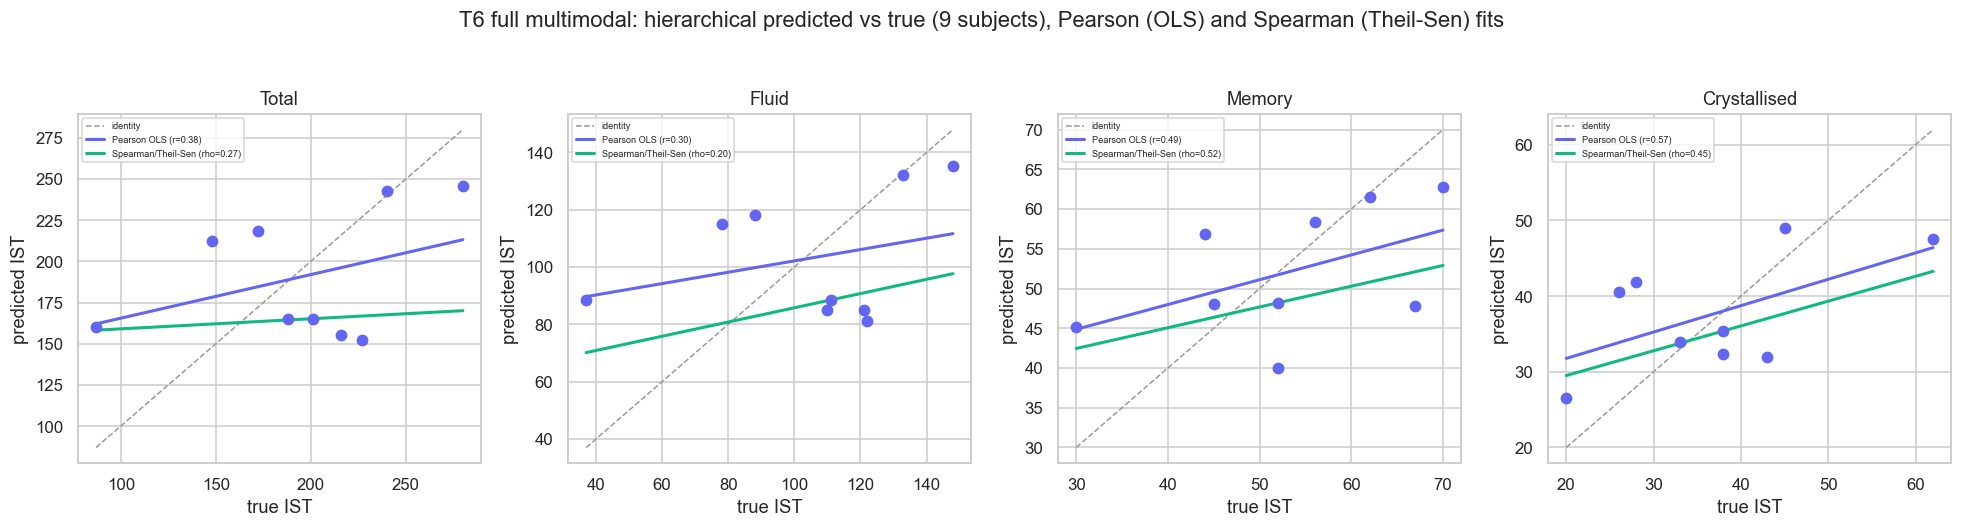
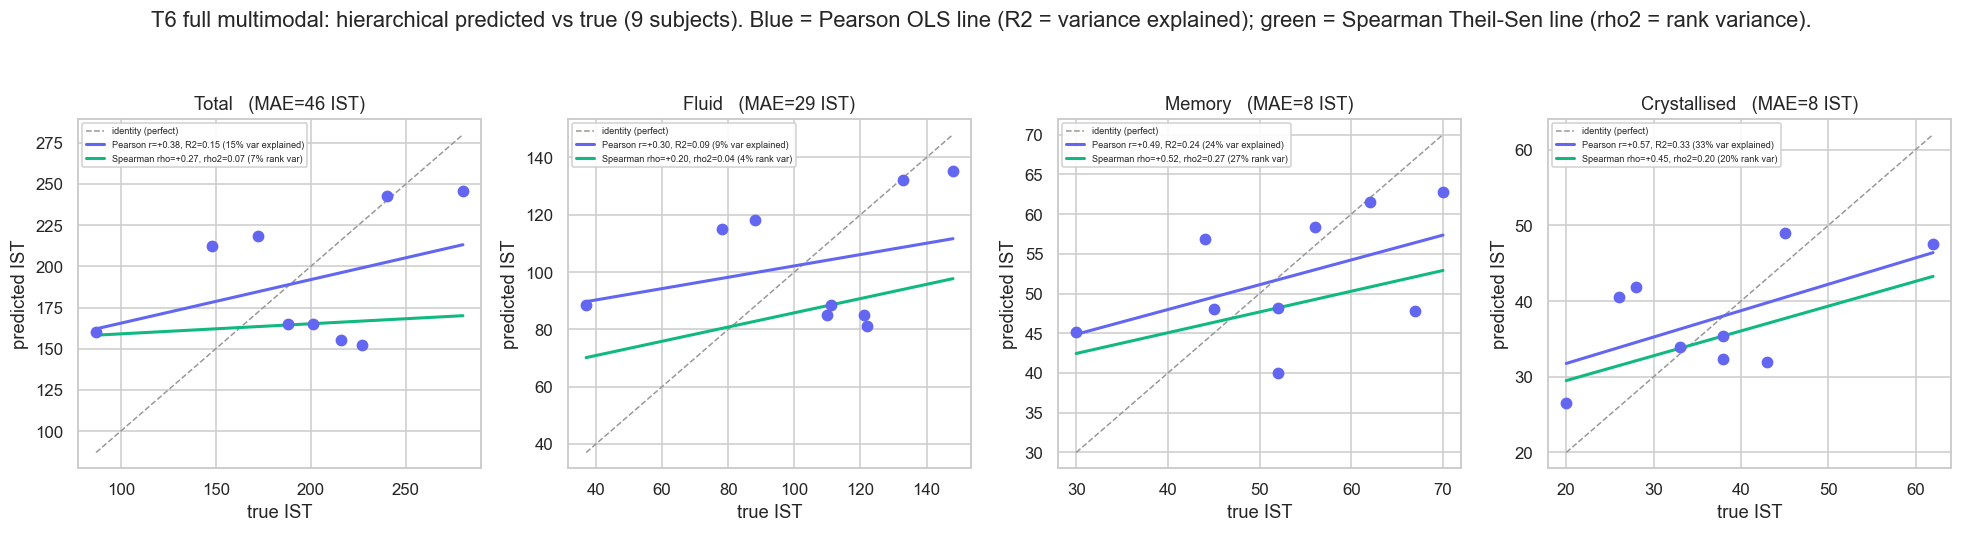
The notebook cell's code change between the first figure and the second:
--- before
+++ after
@@ -23,15 +23,20 @@
     xt, yp = pair[f"true_{o}"].values, pair[f"pred_{o}"].values
     ax.scatter(xt, yp, color=IND, s=45, zorder=3)
+    mae = float(np.mean(np.abs(yp - xt))) if len(pair) else float("nan")
     if len(pair) > 2:
+        r = pearsonr(xt, yp)[0]; rho = spearmanr(xt, yp).statistic
         lims=[min(xt.min(),yp.min()), max(xt.max(),yp.max())]
-        ax.plot(lims, lims, color="#999", ls="--", lw=1, label="identity", zorder=1)
+        ax.plot(lims, lims, color="#999", ls="--", lw=1, label="identity (perfect)", zorder=1)
         xs = np.linspace(xt.min(), xt.max(), 50)
         b1, b0 = np.polyfit(xt, yp, 1)
-        ax.plot(xs, b0 + b1*xs, color=IND, lw=2, label=f"Pearson OLS (r={pearsonr(xt,yp)[0]:.2f})", zorder=2)
+        ax.plot(xs, b0 + b1*xs, color=IND, lw=2, zorder=2,
+                label=f"Pearson r={r:+.2f}, R2={r**2:.2f} ({r**2*100:.0f}% var explained)")
         sl, ic, _, _ = theilslopes(yp, xt)
-        ax.plot(xs, ic + sl*xs, color=GRN, lw=2, label=f"Spearman/Theil-Sen (rho={spearmanr(xt,yp).statistic:.2f})", zorder=2)
-        ax.legend(fontsize=6, loc="upper left")
-    ax.set(title=titles.get(o,o), xlabel="true IST", ylabel="predicted IST")
-plt.suptitle(f"T6 full multimodal: hierarchical predicted vs true ({len(full)} subjects), Pearson (OLS) and Spearman (Theil-Sen) fits", y=1.04)
+        ax.plot(xs, ic + sl*xs, color=GRN, lw=2, zorder=2,
+                label=f"Spearman rho={rho:+.2f}, rho2={rho**2:.2f} ({rho**2*100:.0f}% rank var)")
+        ax.legend(fontsize=6, loc="upper left", framealpha=0.9)
+    ax.set(title=f"{titles.get(o,o)}   (MAE={mae:.0f} IST)", xlabel="true IST", ylabel="predicted IST")
+plt.suptitle(f"T6 full multimodal: hierarchical predicted vs true ({len(full)} subjects). "
+             f"Blue = Pearson OLS line (R2 = variance explained); green = Spearman Theil-Sen line (rho2 = rank variance).", y=1.05)
 plt.tight_layout(); plt.show()
 
@@ -51,10 +56,20 @@
         pear.append(np.nan); spear.append(np.nan)
 x = np.arange(len(tier_order)); w = 0.4
-fig, ax = plt.subplots(figsize=(12, 4.8))
-ax.bar(x-w/2, pear, w, label="Pearson r", color=IND)
-ax.bar(x+w/2, spear, w, label="Spearman rho", color=GRN)
+fig, ax = plt.subplots(figsize=(12, 5))
+bars = [ax.bar(x-w/2, pear, w, label="Pearson r", color=IND),
+        ax.bar(x+w/2, spear, w, label="Spearman rho", color=GRN)]
+for bset in bars:
+    for b in bset:
+        h = b.get_height()
+        if h == h:
+            ax.text(b.get_x()+b.get_width()/2, h + (0.02 if h >= 0 else -0.02), f"{h:.2f}",
+                    ha="center", va="bottom" if h >= 0 else "top", fontsize=6.5)
 ax.axhline(0, color="#333")
+_v = [v for v in pear+spear if v == v]
+lo = min(-0.15, min(_v)-0.05) if _v else -0.15
+hi = max(0.95, max(_v)+0.1) if _v else 0.95
 ax.set_xticks(x); ax.set_xticklabels([f"{t}\n(n={n})" for t,n in zip(tier_order,ns)], rotation=45, ha="right", fontsize=7.5)
-ax.set(title="Total-intelligence recovery per tier (10-subject hierarchical run)", ylabel="correlation")
-ax.legend()
+ax.set(title="Total-intelligence recovery per tier (10-subject hierarchical run); bar height squared = variance explained",
+       ylabel="correlation (r, rho)", ylim=(lo, hi))
+ax.legend(loc="upper right")
 plt.tight_layout(); plt.show()

Commit: Annotate explained variance on the performance fit lines